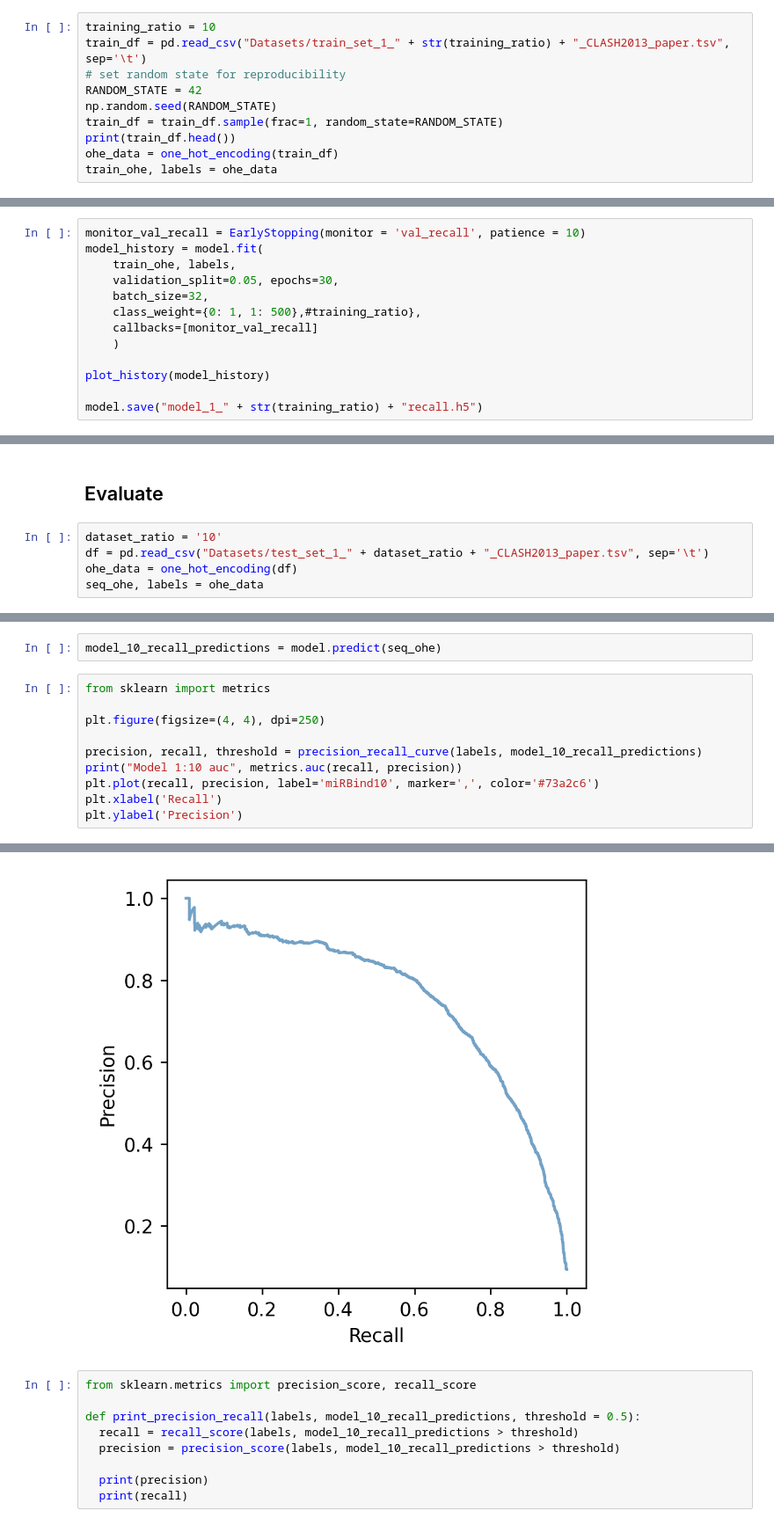
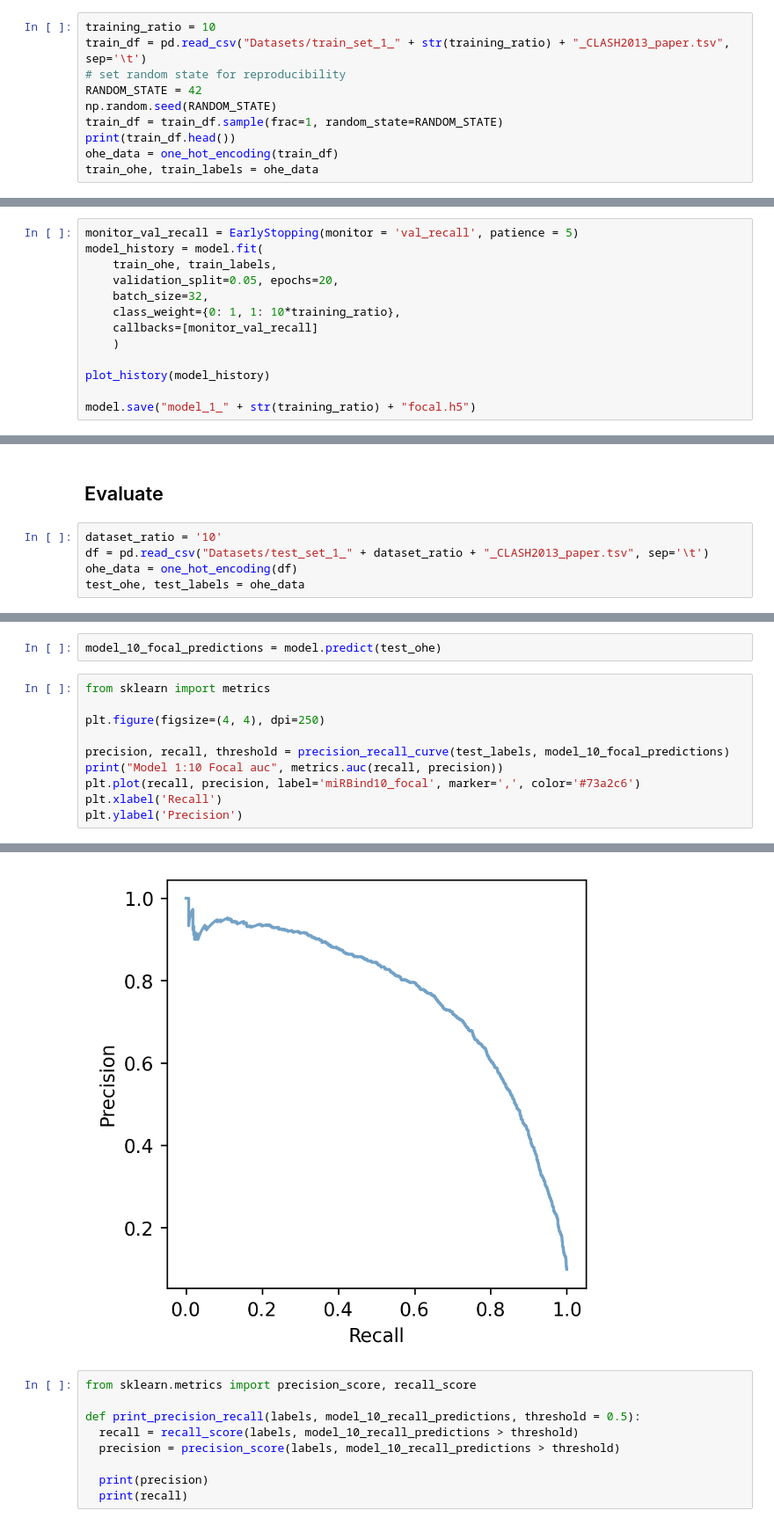
Before and after one commit to katarinagresova/AgoBind, a Jupyter notebook: experiments/Cascade.ipynb, the cells around one changed output, grey strips where cells are left out. Shown at 88% size. Saved outputs shown, nothing was run; the diff lists cells and outputs as text.

Commit message:
focal loss

```diff
--- a/experiments/Cascade.ipynb
+++ b/experiments/Cascade.ipynb
@@ -221,7 +230,7 @@ np.random.seed(RANDOM_STATE)
 train_df = train_df.sample(frac=1, random_state=RANDOM_STATE)
 print(train_df.head())
 ohe_data = one_hot_encoding(train_df)
-train_ohe, labels = ohe_data
+train_ohe, train_labels = ohe_data
 # %% [output]
                        miRNA  \
 45236   ACTGCATTATGAGCACTTAA
@@ -274,14 +283,14 @@ _________________________________________________________________
 # %%
-monitor_val_recall = EarlyStopping(monitor = 'val_recall', patience = 10)
+monitor_val_recall = EarlyStopping(monitor = 'val_recall', patience = 5)
 model_history = model.fit(
-    train_ohe, labels,
-    validation_split=0.05, epochs=30,
+    train_ohe, train_labels,
+    validation_split=0.05, epochs=20,
     batch_size=32,
-    class_weight={0: 1, 1: 500},#training_ratio},
+    class_weight={0: 1, 1: 10*training_ratio},
     callbacks=[monitor_val_recall]
     )
 
 plot_history(model_history)
 
-model.save("model_1_" + str(training_ratio) + "recall.h5")
+model.save("model_1_" + str(training_ratio) + "focal.h5")
 # %% [output]
@@ -298,6 +410,6 @@ Epoch 4/30
 dataset_ratio = '10'
 df = pd.read_csv("Datasets/test_set_1_" + dataset_ratio + "_CLASH2013_paper.tsv", sep='\t')
 ohe_data = one_hot_encoding(df)
-seq_ohe, labels = ohe_data
+test_ohe, test_labels = ohe_data
 # %%
 print("Number of samples: ", df.shape[0])
@@ -308,15 +420,15 @@ Number of samples:  22000
 Positives:  2000
 Negatives:  20000
 # %%
-model_10_recall_predictions = model.predict(seq_ohe)
+model_10_focal_predictions = model.predict(test_ohe)
 # %%
 from sklearn import metrics
 
 plt.figure(figsize=(4, 4), dpi=250)
 
-precision, recall, threshold = precision_recall_curve(labels, model_10_recall_predictions)
-print("Model 1:10 auc", metrics.auc(recall, precision))
-plt.plot(recall, precision, label='miRBind10', marker=',', color='#73a2c6')
+precision, recall, threshold = precision_recall_curve(test_labels, model_10_focal_predictions)
+print("Model 1:10 Focal auc", metrics.auc(recall, precision))
+plt.plot(recall, precision, label='miRBind10_focal', marker=',', color='#73a2c6')
 plt.xlabel('Recall')
 plt.ylabel('Precision')
 # %% [output]
@@ -324,5 +436,5 @@ Model 1:10 auc 0.7547275216938956
 Text(0, 0.5, 'Precision')
-[figure, old version]
+[figure, new version]
 # %%
 from sklearn.metrics import precision_score, recall_score
 
```
Also changed, not shown: parts of 28 cells of this notebook.
